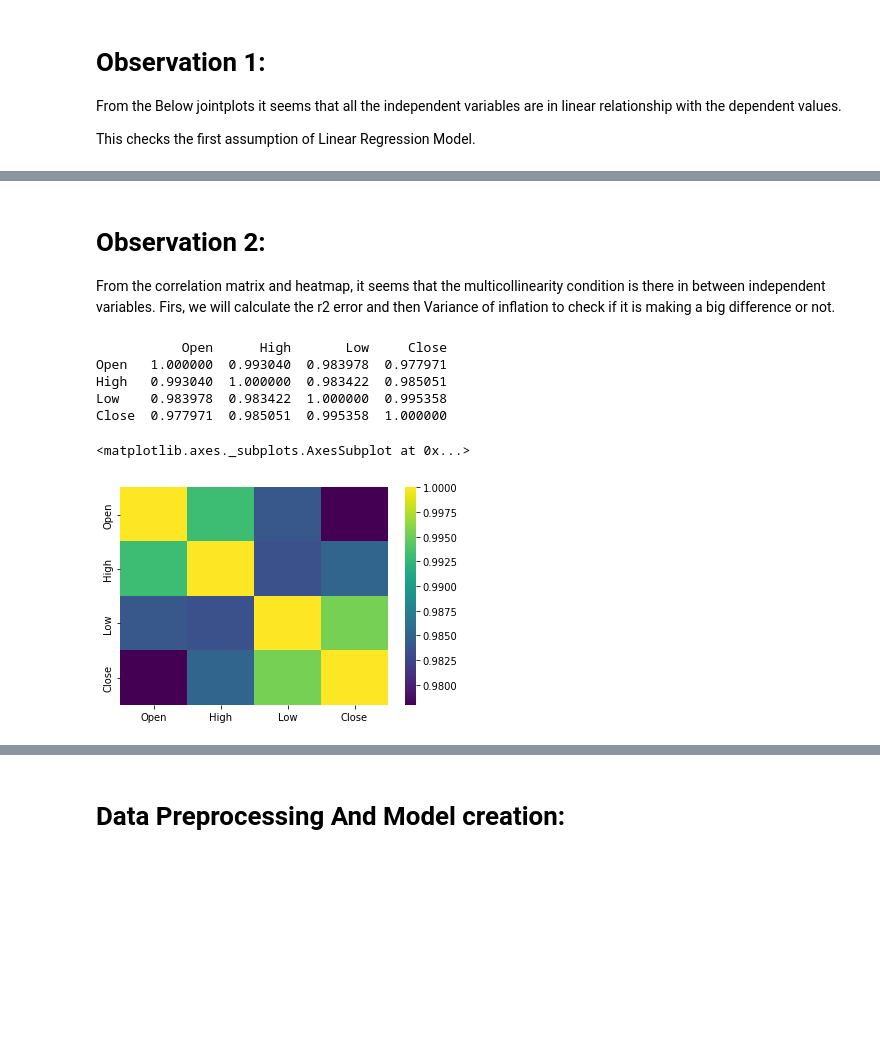
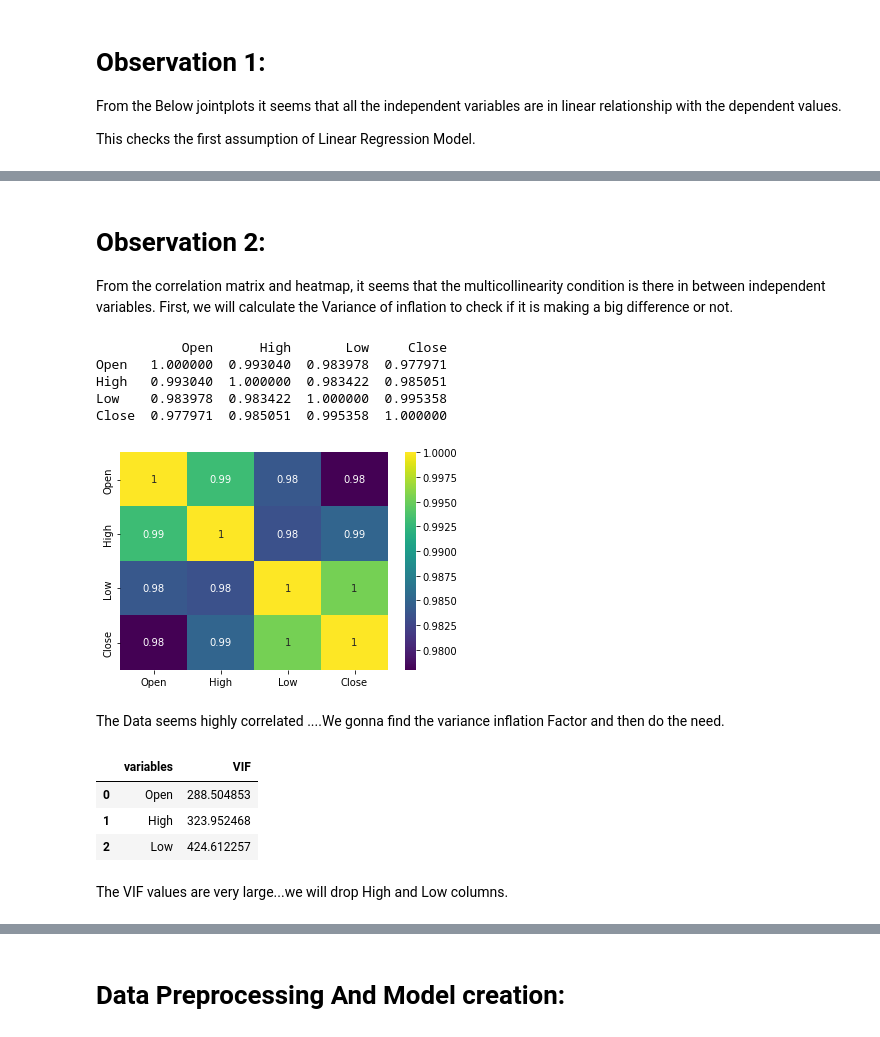
Before and after one commit to manisha-dhanuka/Linear-Regression, a Jupyter notebook: yes_bank_project.ipynb, the cells around one changed output, grey strips where cells are left out. Drawn from its saved outputs; the diff is of its cells as text; code cells hidden in the pictures; blank space fills up the shorter version.

```diff
--- a/yes_bank_project.ipynb
+++ b/yes_bank_project.ipynb
@@ -94,7 +103,7 @@ sns.jointplot(data = stock_price, x='Low', y= 'Close')
 # %% [markdown]
 # Observation 2:
 
-From the correlation matrix and heatmap, it seems that the multicollinearity condition is there in between independent variables. Firs, we will calculate the r2 error and then Variance of inflation to check if it is making a big difference or not.
+From the correlation matrix and heatmap, it seems that the multicollinearity condition is there in between independent variables. First, we will calculate the  Variance of inflation to check if it is making a big difference or not.
 # %%
 corr_matrix = stock_price.corr()
 # %%
@@ -107,7 +116,8 @@ Low    0.983978  0.983422  1.000000  0.995358
 Close  0.977971  0.985051  0.995358  1.000000
 # %%
 # Visualising correlation between the variables:
-sns.heatmap(corr_matrix, cmap = 'viridis')
+sns.heatmap(corr_matrix, cmap = 'viridis',annot = True);
 # %% [output]
-<matplotlib.axes._subplots.AxesSubplot at 0x...>
-[figure, old version]
+[figure, new version]
+# %% [markdown]
+The Data seems highly correlated ....We gonna find the variance inflation Factor and then do the need.
@@ -113,0 +137,9 @@ sns.heatmap(corr_matrix, cmap = 'viridis')
+# %%
+calc_vif(stock_price)
+# %% [output]
+|  | variables | VIF |
+| 0 | Open | 288.504853 |
+| 1 | High | 323.952468 |
+| 2 | Low | 424.612257 |
+# %% [markdown]
+The VIF values are very large...we will drop High and Low columns.
```
Also changed, not shown: parts of 59 cells of this notebook.
